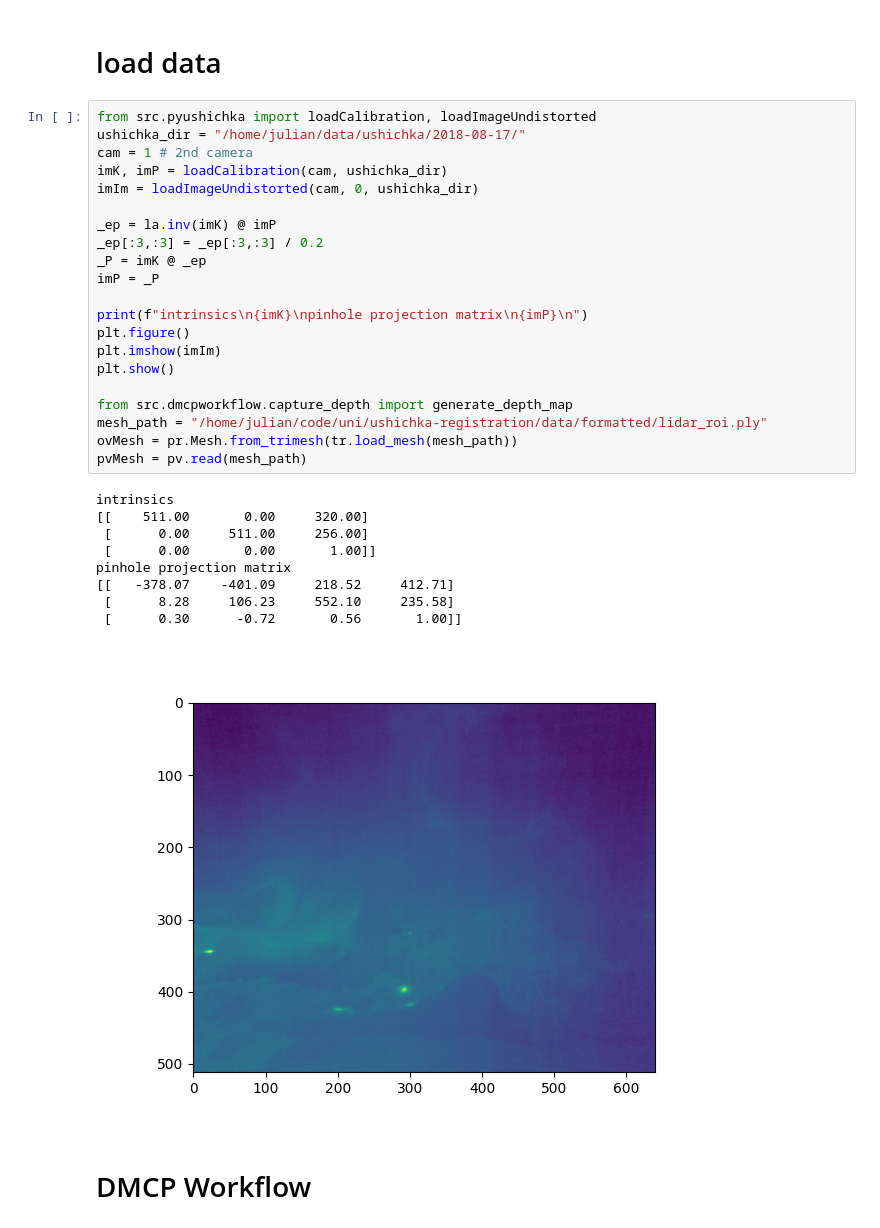
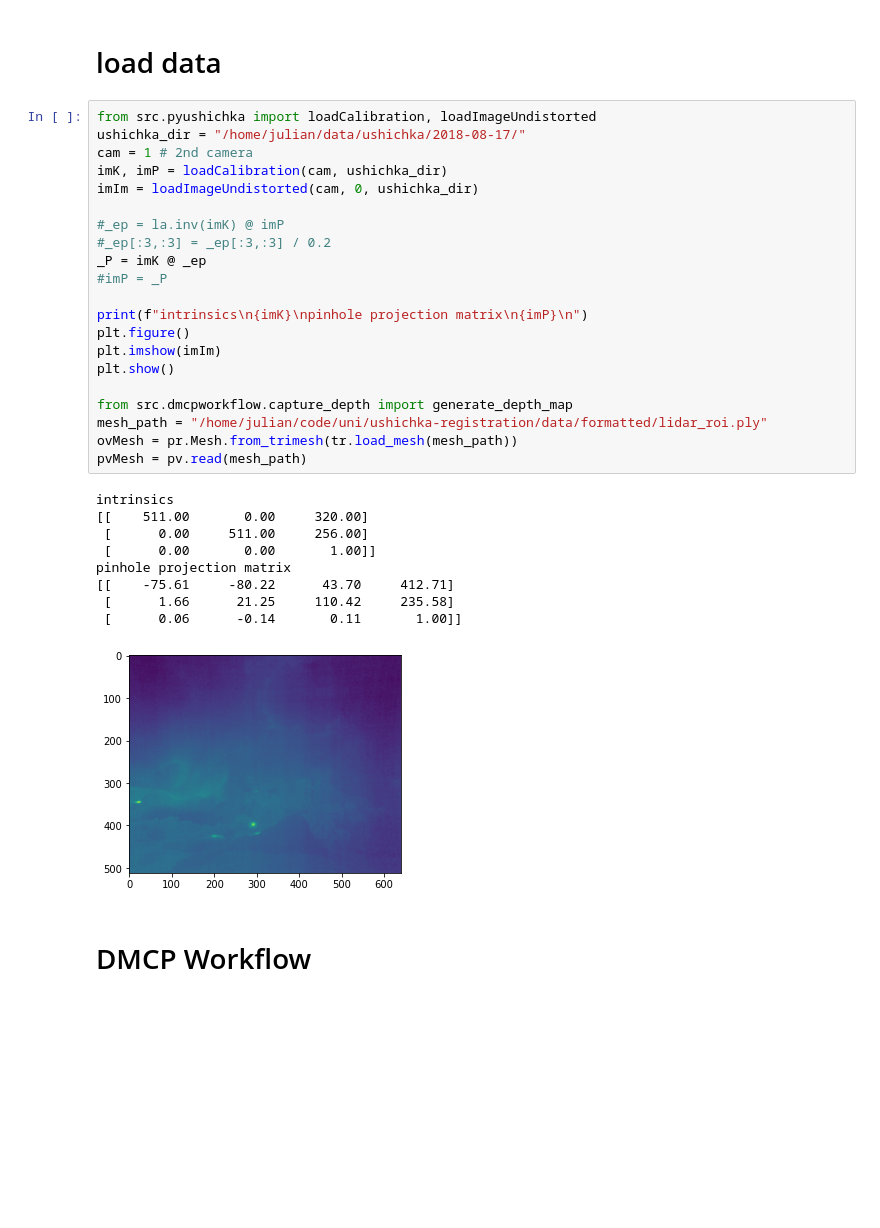
Before and after one commit to ushichka/dmcp, a Jupyter notebook: notebooks/ushichka_dmcp_demo.ipynb, the cells around one changed output. Drawn from its saved outputs; the diff is of its cells as text; blank space fills up the shorter version.

```diff
--- a/notebooks/ushichka_dmcp_demo.ipynb
+++ b/notebooks/ushichka_dmcp_demo.ipynb
@@ -17,34 +17,34 @@ import colorcet as cc
 # %%
 from src.pyushichka import loadCalibration, loadImageUndistorted
 ushichka_dir = "/home/julian/data/ushichka/2018-08-17/"
 cam = 1 # 2nd camera
 imK, imP = loadCalibration(cam, ushichka_dir)
 imIm = loadImageUndistorted(cam, 0, ushichka_dir)
 
-_ep = la.inv(imK) @ imP
-_ep[:3,:3] = _ep[:3,:3] / 0.2
+#_ep = la.inv(imK) @ imP
+#_ep[:3,:3] = _ep[:3,:3] / 0.2
 _P = imK @ _ep
-imP = _P
+#imP = _P
 
 print(f"intrinsics\n{imK}\npinhole projection matrix\n{imP}\n")
 plt.figure()
 plt.imshow(imIm)
 plt.show()
 
 from src.dmcpworkflow.capture_depth import generate_depth_map
 mesh_path = "/home/julian/code/uni/ushichka-registration/data/formatted/lidar_roi.ply"
 ovMesh = pr.Mesh.from_trimesh(tr.load_mesh(mesh_path))
 pvMesh = pv.read(mesh_path)
 # %% [output]
 intrinsics
 [[    511.00       0.00     320.00]
  [      0.00     511.00     256.00]
  [      0.00       0.00       1.00]]
 pinhole projection matrix
-[[   -378.07    -401.09     218.52     412.71]
- [      8.28     106.23     552.10     235.58]
- [      0.30      -0.72       0.56       1.00]]
+[[    -75.61     -80.22      43.70     412.71]
+ [      1.66      21.25     110.42     235.58]
+ [      0.06      -0.14       0.11       1.00]]
-[figure, old version]
+[figure, new version]
 # %% [markdown]
 # DMCP Workflow
 # %% [markdown]
```
Also changed, not shown: parts of 7 cells of this notebook, 1 other file.
